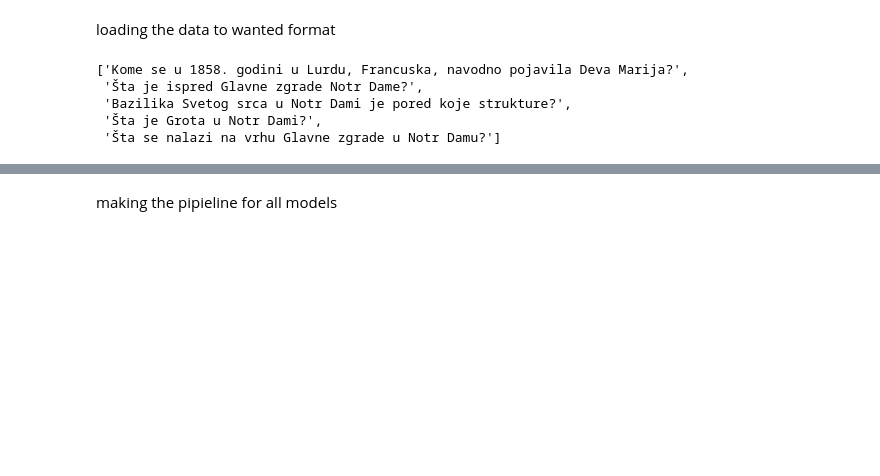
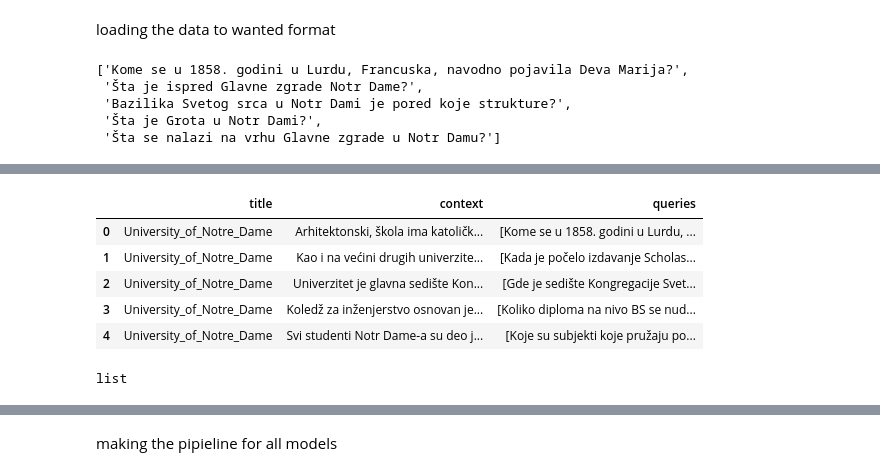
Before and after one commit to smartcat-labs/SRBedding, a Jupyter notebook: evaluation-pipetine-test/evaluation-pipeline.ipynb, the cells around one changed output, grey strips where cells are left out. Cells and saved outputs as stored; diff of their text form; code cells hidden in the pictures; blank space fills up the shorter version.

```diff
--- a/evaluation-pipetine-test/evaluation-pipeline.ipynb
+++ b/evaluation-pipetine-test/evaluation-pipeline.ipynb
@@ -2,7 +2,7 @@
 import json
 from datasets import load_dataset, Dataset
 # Specify the path to the JSON file
-file_path = 'datasets/squad-sr-lat.json'
+file_path = 'squad-sr-lat.json'
 
 # Open the JSON file and load its contents
 with open(file_path, 'r', encoding='utf8') as file:
@@ -104,12 +101,12 @@ import pandas as pd
 # from collections import defaultdict
 
 dataset_for_eval_df = pd.DataFrame({'title' : titles,
-                                    'cotext' : contexts,
+                                    'context' : contexts,
                                   #  'query_id' : dataset_for_eval['id'],
-                                    'query' : queryes})
+                                    'queries' : queryes})
 
 dataset_for_eval_df.head()
-dataset_for_eval_df['query'][0]
+dataset_for_eval_df['queries'][0]
 # %% [output]
 ['Kome se u 1858. godini u Lurdu, Francuska, navodno pojavila Deva Marija?',
  'Šta je ispred Glavne zgrade Notr Dame?',
@@ -132,2 +127,16 @@ Data columns (total 3 columns):
 dtypes: object(3)
 memory usage: 443.0+ KB
+# %%
+data_mini = dataset_for_eval_df[:10]
+data_mini.head()
+# %% [output]
+|  | title | context | queries |
+| 0 | University_of_Notre_Dame | Arhitektonski, škola ima katoličk... | [Kome se u 1858. godini u Lurdu, ... |
+| 1 | University_of_Notre_Dame | Kao i na većini drugih univerzite... | [Kada je počelo izdavanje Scholas... |
+| 2 | University_of_Notre_Dame | Univerzitet je glavna sedište Kon... | [Gde je sedište Kongregacije Svet... |
+| 3 | University_of_Notre_Dame | Koledž za inženjerstvo osnovan je... | [Koliko diploma na nivo BS se nud... |
+| 4 | University_of_Notre_Dame | Svi studenti Notr Dame-a su deo j... | [Koje su subjekti koje pružaju po... |
+# %%
+type(data_mini['queries'][0])
+# %% [output]
+list
```
Also changed, not shown: parts of 16 cells of this notebook, 3 other files.
